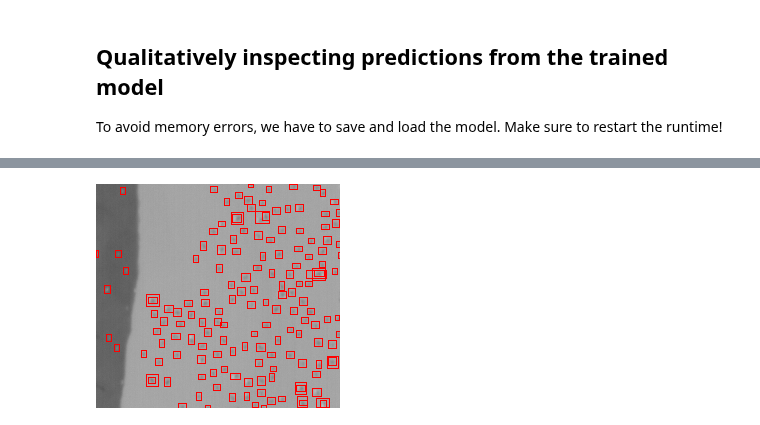
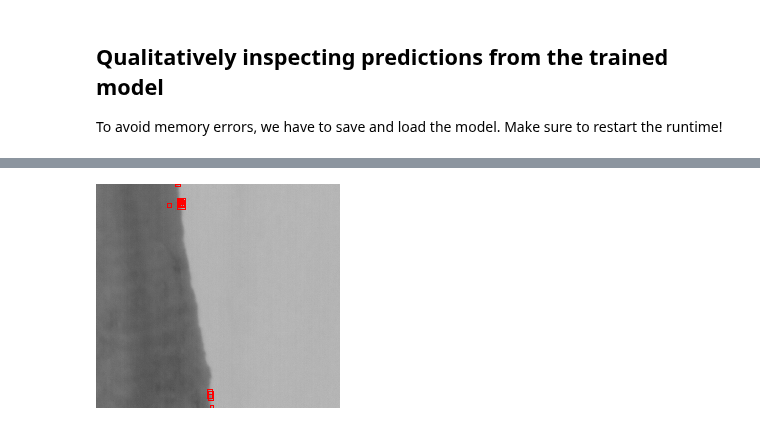
Before and after one commit to emiliolr/counting-cranes, a Jupyter notebook: object_detection/faster_rcnn_experiments.ipynb, the cells around one changed output, grey strips where cells are left out. Saved outputs shown, nothing was run; the diff lists cells and outputs as text; code cells hidden in the pictures.

```diff
--- a/object_detection/faster_rcnn_experiments.ipynb
+++ b/object_detection/faster_rcnn_experiments.ipynb
@@ -122,22 +126,22 @@ pl_model = FasterRCNNLightning(model = model, lr = HYPERPARAMETERS['learning_rat
 # %%
 #Attempting a forward pass
-images, targets = next(iter(bird_dataloader))
+images, targets, _, _ = next(iter(bird_dataloader))
 preds = pl_model(images)
 # %%
 #Plotting an image and predicted bboxes
 #  TODO: might need NMS on the prediction outputs (maybe change "box_nms_thresh" argument in "get_faster_rcnn")
 #  TODO: maybe make a wrapper function to visualize predictions...
-index = 9
+index = 0
 img = np.moveaxis(images[index].numpy(), 0, -1) * 255
 bboxes = preds[index]['boxes'].tolist()
 
 pil_img = Image.fromarray(img.astype(np.uint8))
 draw = ImageDraw.Draw(pil_img)
 for b in bboxes:
     draw.rectangle(b, outline = 'red', width = 1)
 pil_img
 # %% [output]
-[figure, old version]
+[figure, new version]
 # %%
 #Checking counts
 print(f'We predicted {len(bboxes)} birds and there are actually {len(targets[index]["boxes"])} birds in this image')
```
Also changed, not shown: parts of 6 cells of this notebook, 4 other files.
